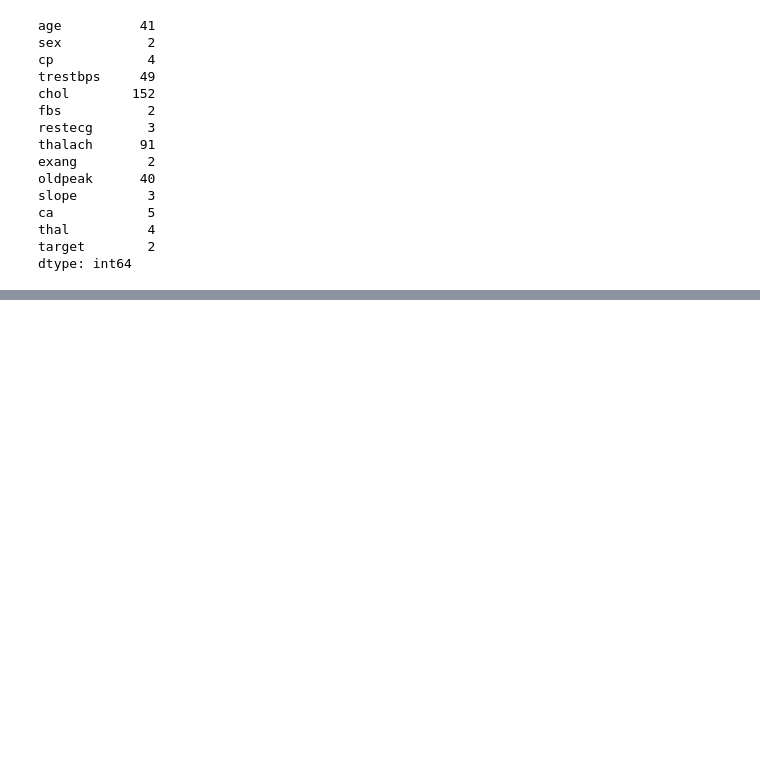
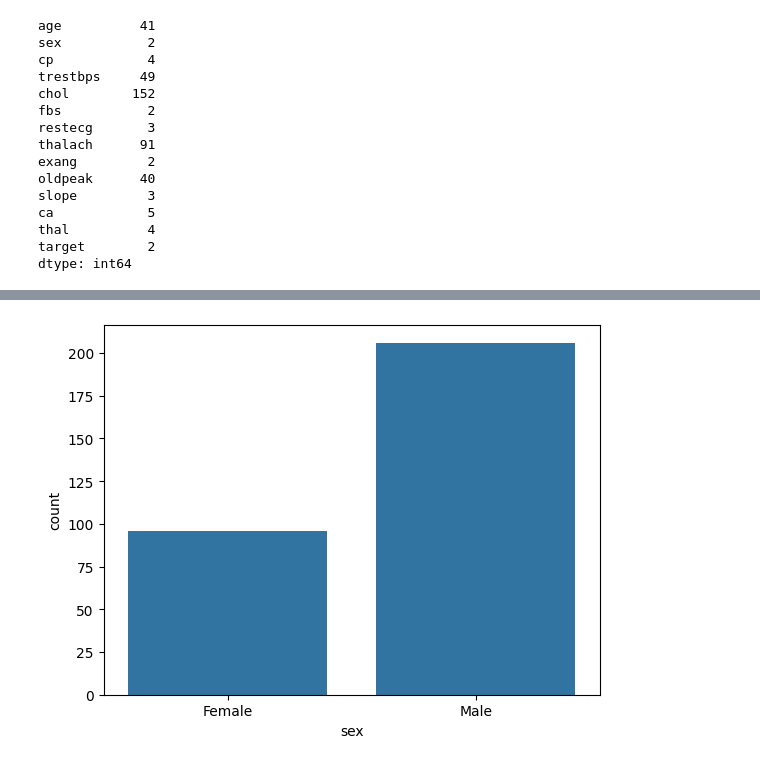
Before and after one commit to yash66gupta/Heart-disease-analysis, a Jupyter notebook: Heart_disease_data_analysis.ipynb, the cells around one changed output, grey strips where cells are left out. Saved outputs shown, nothing was run; the diff lists cells and outputs as text; code cells hidden in the pictures; blank space fills up the shorter version.

```diff
--- a/Heart_disease_data_analysis.ipynb
+++ b/Heart_disease_data_analysis.ipynb
@@ -138,0 +137,6 @@ dtype: int64
+# %%
+sns.countplot(x='sex', data= df1)
+plt.xticks([0,1],['Female','Male'])
+plt.show()
+# %% [output]
+[figure, added]
```
Also changed, not shown: parts of 8 cells of this notebook.
